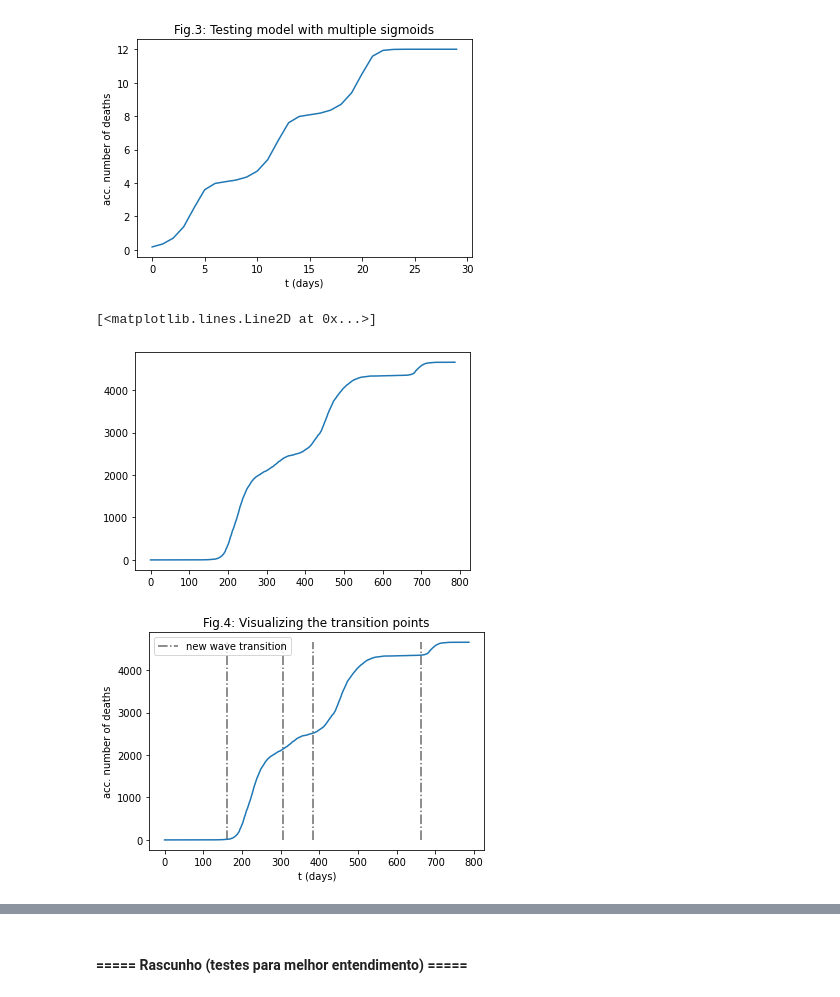
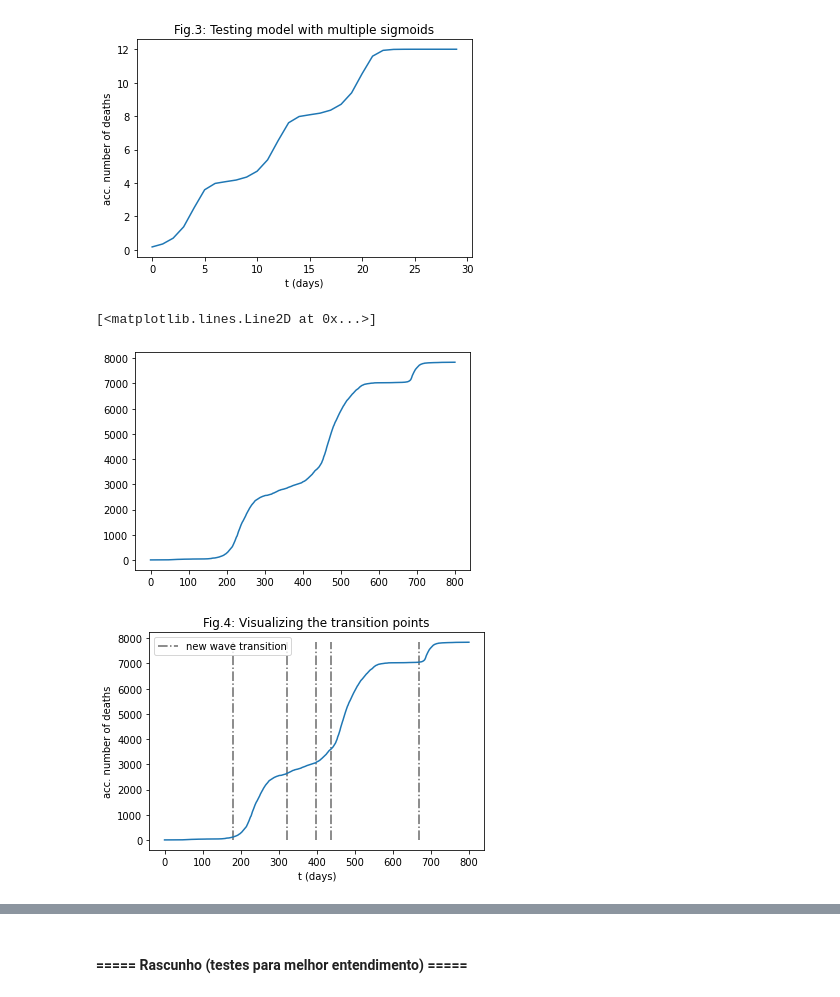
Before and after one commit to fpelogia/epid-models, a Jupyter notebook: optimize_obitos_arg.ipynb, the cells around one changed output, grey strips where cells are left out. Cells and saved outputs as stored; diff of their text form; code cells hidden in the pictures.

```diff
--- a/optimize_obitos_arg.ipynb
+++ b/optimize_obitos_arg.ipynb
@@ -12,8 +12,8 @@ from sigmoid import f_t, deriv_f_t
 from new_wave import new_wave_detection, filter_data, forward_euler
 # %%
 #import data
-data = pd.read_csv("Datasets/rosario_obitos.csv")
-city_name = 'Rosario'
+data = pd.read_csv("Datasets/cordoba_obitos.csv")
+city_name = 'Córdoba'
 acc_data = data.cumulative_deceased
 normalized_acc_data = acc_data / max(acc_data)
 t = np.linspace(0, len(acc_data), len(acc_data))
@@ -239,26 +239,28 @@ plt.show()
 plt.plot(acc_data)
 # %% [output]
 [<matplotlib.lines.Line2D at 0x...>]
-[figure, old version]
+[figure, new version]
 # %%
 fig = plt.figure()
 plt.plot(acc_data)
 # Defini manualmente, por enquanto...
 # pelo new_wave.py daria x_t [11, 101, 167, 254] (Jerusalem)
 #x_nw = [90, 170, 240] #(Jerusalém)
 #x_nw = [147, 287, 382, 669] #(SJC)
 #x_nw = [84, 259, 314, 375, 688] # (SP)
 #x_nw  = [94, 146, 269, 314, 377, 469, 607, 677, 741] # Campinas tr 2e-5
 #x_nw = [8, 166, 226, 303, 375, 431, 590, 657] # Rosario - hosp - tr 1e-5
-x_nw = [162, 306, 383, 663] # Rosario - obitos - tr 1e-5
+#x_nw = [162, 306, 383, 663] # Rosario - obitos - tr 1e-5
+#x_nw = [101, 320, 410, 684] # Buenos Aires - obitos - tr 1e-5
+x_nw = [181, 323, 399, 438, 670] # Córdoba - obitos - tr 2e-5
 #x_nw = [100, 149, 471, 610, 681, 741] # Camilas tr 3e-5
 
 plt.title('Fig.4: Visualizing the transition points')
 plt.vlines(x_nw, 0, max(acc_data), colors='dimgray', linestyles='dashdot', zorder=1, label="new wave transition")
 plt.xlabel('t (days)')
 plt.ylabel('acc. number of deaths')
 plt.legend()
 plt.show()
 # %% [output]
-[figure, old version]
+[figure, new version]
 # %%
```
Also changed, not shown: parts of 9 cells of this notebook, 22 other files.
